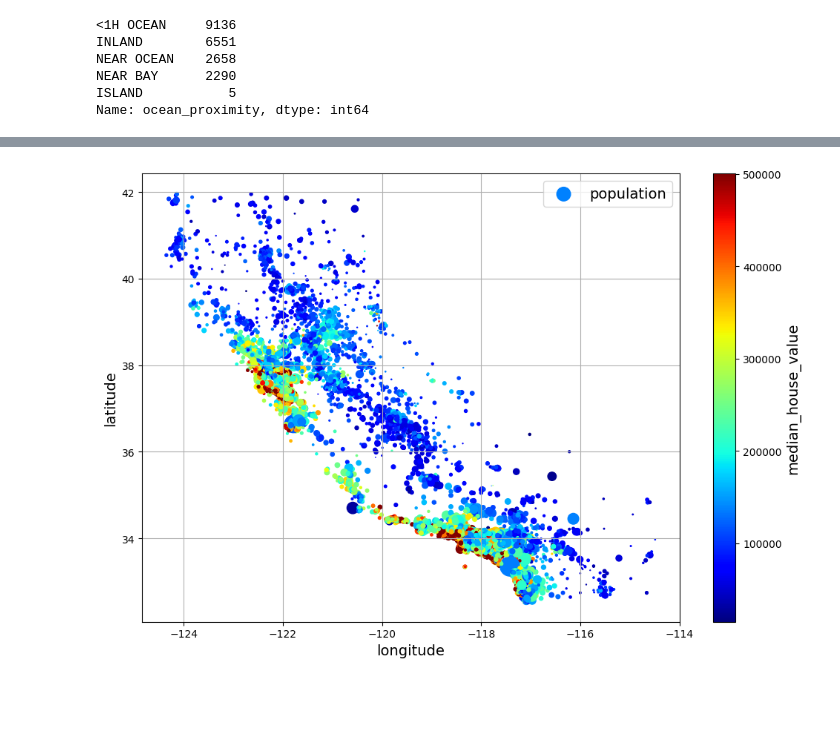
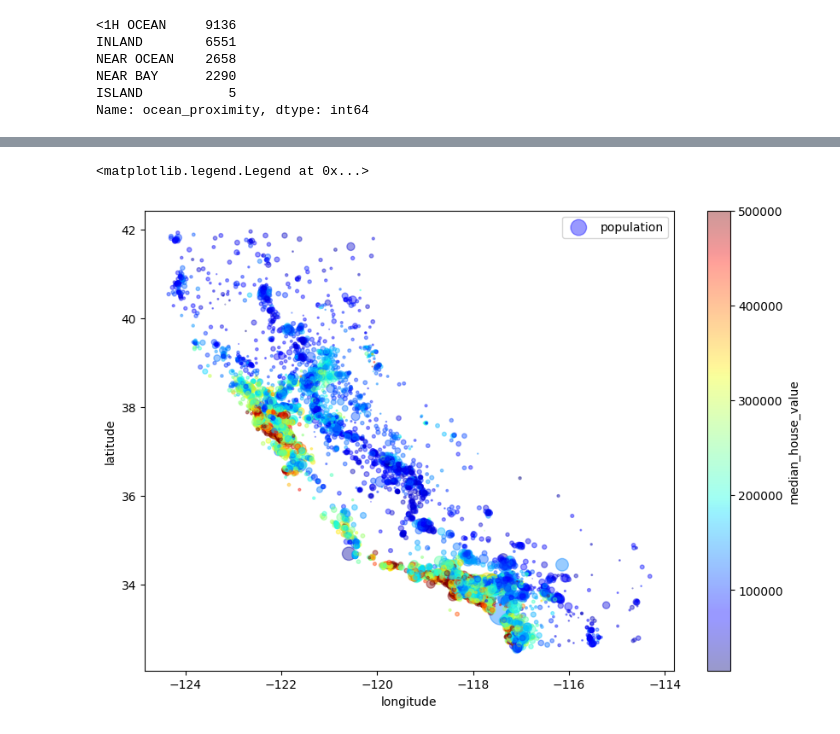
Before and after one commit to Roozeppe/Machine_Learning_Projects, a Jupyter notebook: housing-cali.ipynb, the cells around one changed output, grey strips where cells are left out. Drawn from its saved outputs; the diff is of its cells as text; code cells hidden in the pictures; blank space fills up the shorter version.

Commit message:
Kaggle Notebook | housing_cali | Version 1

```diff
--- a/housing-cali.ipynb
+++ b/housing-cali.ipynb
@@ -38,0 +24,3 @@ housing.head()
+# %%
+housing = pd.read_csv("https://raw.githubusercontent.com/ageron/handson-ml2/master/datasets/housing/housing.csv")
+housing.head()
@@ -91,13 +74,0 @@ def save_fig(fig_id, tight_layout=True, fig_extension="png", resolution=300):
-# %%
-import matplotlib.pyplot as plt
-
-# extra code – the next 5 lines define the default font sizes
-plt.rc('font', size=14)
-plt.rc('axes', labelsize=14, titlesize=14)
-plt.rc('legend', fontsize=14)
-plt.rc('xtick', labelsize=10)
-plt.rc('ytick', labelsize=10)
-
-housing.hist(bins=50, figsize=(12, 8))
-save_fig("attribute_histogram_plots")  # extra code
-plt.show()
@@ -119,3 +104,0 @@ plt.show()
-# %%
-from sklearn.model_selection import train_test_split
-strat_train_set, strat_test_set = train_test_split(housing, test_size=0.2, stratify=housing['income_cat'], random_state=51)
@@ -122 +119,8 @@ strat_train_set, strat_test_set = train_test_split(housing, test_size=0.2, strat
+# %%
+from sklearn.model_selection import StratifiedShuffleSplit
+
+split = StratifiedShuffleSplit(n_splits=1, test_size=0.2, random_state=42)
+for train_index, test_index in split.split(housing, housing["income_cat"]):
+    strat_train_set = housing.loc[train_index]
+    strat_test_set = housing.loc[test_index]
 # %%
@@ -144,9 +133,9 @@ plt.show()
 # %%
-housing.plot(kind="scatter", x="longitude", y="latitude", grid=True,
-             s=housing["population"] / 100, label="population",
-             c="median_house_value", cmap="jet", colorbar=True,
-             legend=True, sharex=False, figsize=(10, 7))
-save_fig("housing_prices_scatterplot")
-plt.show()
+housing.plot(kind="scatter", x="longitude", y="latitude", alpha=0.4,
+             s=housing["population"]/100, label="population", figsize=(10,7),
+             c="median_house_value", cmap=plt.get_cmap("jet"), colorbar=True,
+             sharex=False)
+plt.legend()
 # %% [output]
+<matplotlib.legend.Legend at 0x...>
-[figure, old version]
+[figure, new version]
```
Also changed, not shown: parts of 38 cells of this notebook.
